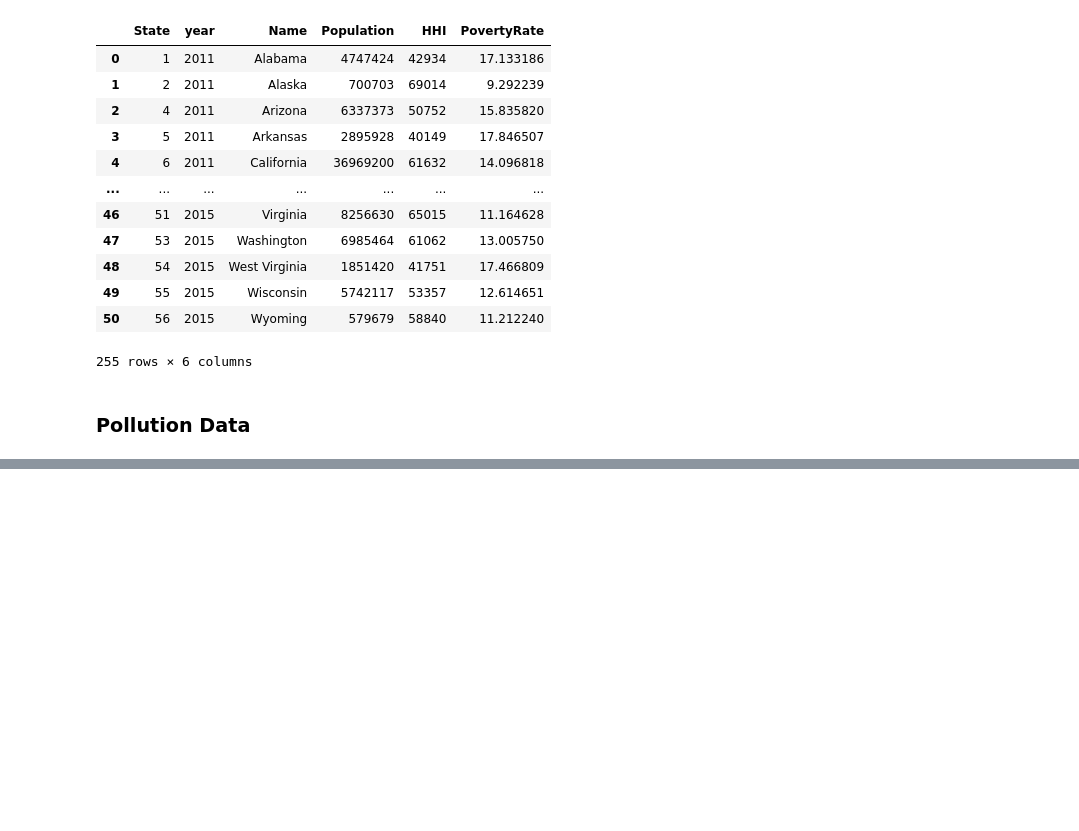
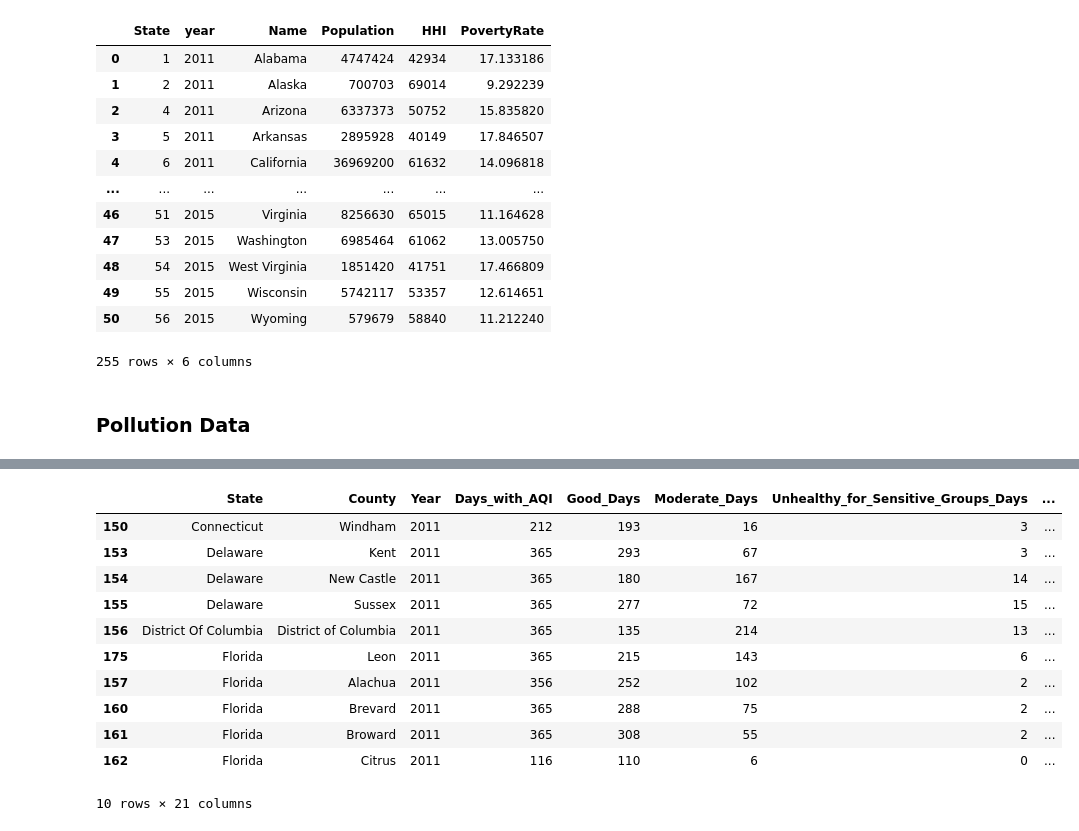
Before and after one commit to nathanprows77/Quality_of_Life, a Jupyter notebook: Data prep/Tableau_data.ipynb, the cells around one changed output, grey strips where cells are left out. Drawn from its saved outputs; the diff is of its cells as text; code cells hidden in the pictures; blank space fills up the shorter version.

```diff
--- a/Data prep/Tableau_data.ipynb
+++ b/Data prep/Tableau_data.ipynb
@@ -612,0 +409,8 @@ pollution_deduped_co
+# %%
+# Sort Pollution dataframes by state name
+
+pollution_2011_states = pollution_2011.sort_values("State")
+pollution_2012_states = pollution_2012.sort_values("State")
+pollution_2013_states = pollution_2013.sort_values("State")
+pollution_2014_states = pollution_2014.sort_values("State")
+pollution_2015_states = pollution_2015.sort_values("State")
@@ -612,0 +430,21 @@ pollution_deduped_co
+# %%
+# Stack tables together using concat
+
+pollution_concat_1 = pd.concat([pollution_2011_states, pollution_2012_states], axis =0)
+pollution_concat_2 = pd.concat([pollution_concat_1, pollution_2013_states], axis =0)
+pollution_concat_3 = pd.concat([pollution_concat_2, pollution_2014_states], axis =0)
+pollution_all = pd.concat([pollution_concat_3, pollution_2015_states], axis =0)
+pollution_all.iloc[150:160]
+# %% [output]
+|  | State | County | Year | Days_with_AQI | Good_Days | Moderate_Days | Unhealthy_for_Sensitive_Groups_Days | ... |
+| 150 | Connecticut | Windham | 2011 | 212 | 193 | 16 | 3 | ... |
+| 153 | Delaware | Kent | 2011 | 365 | 293 | 67 | 3 | ... |
+| 154 | Delaware | New Castle | 2011 | 365 | 180 | 167 | 14 | ... |
+| 155 | Delaware | Sussex | 2011 | 365 | 277 | 72 | 15 | ... |
+| 156 | District Of Columbia | District of Columbia | 2011 | 365 | 135 | 214 | 13 | ... |
+| 175 | Florida | Leon | 2011 | 365 | 215 | 143 | 6 | ... |
+| 157 | Florida | Alachua | 2011 | 356 | 252 | 102 | 2 | ... |
+| 160 | Florida | Brevard | 2011 | 365 | 288 | 75 | 2 | ... |
+| 161 | Florida | Broward | 2011 | 365 | 308 | 55 | 2 | ... |
+| 162 | Florida | Citrus | 2011 | 116 | 110 | 6 | 0 | ... |
+10 rows × 21 columns
```
Also changed, not shown: parts of 52 cells of this notebook.
